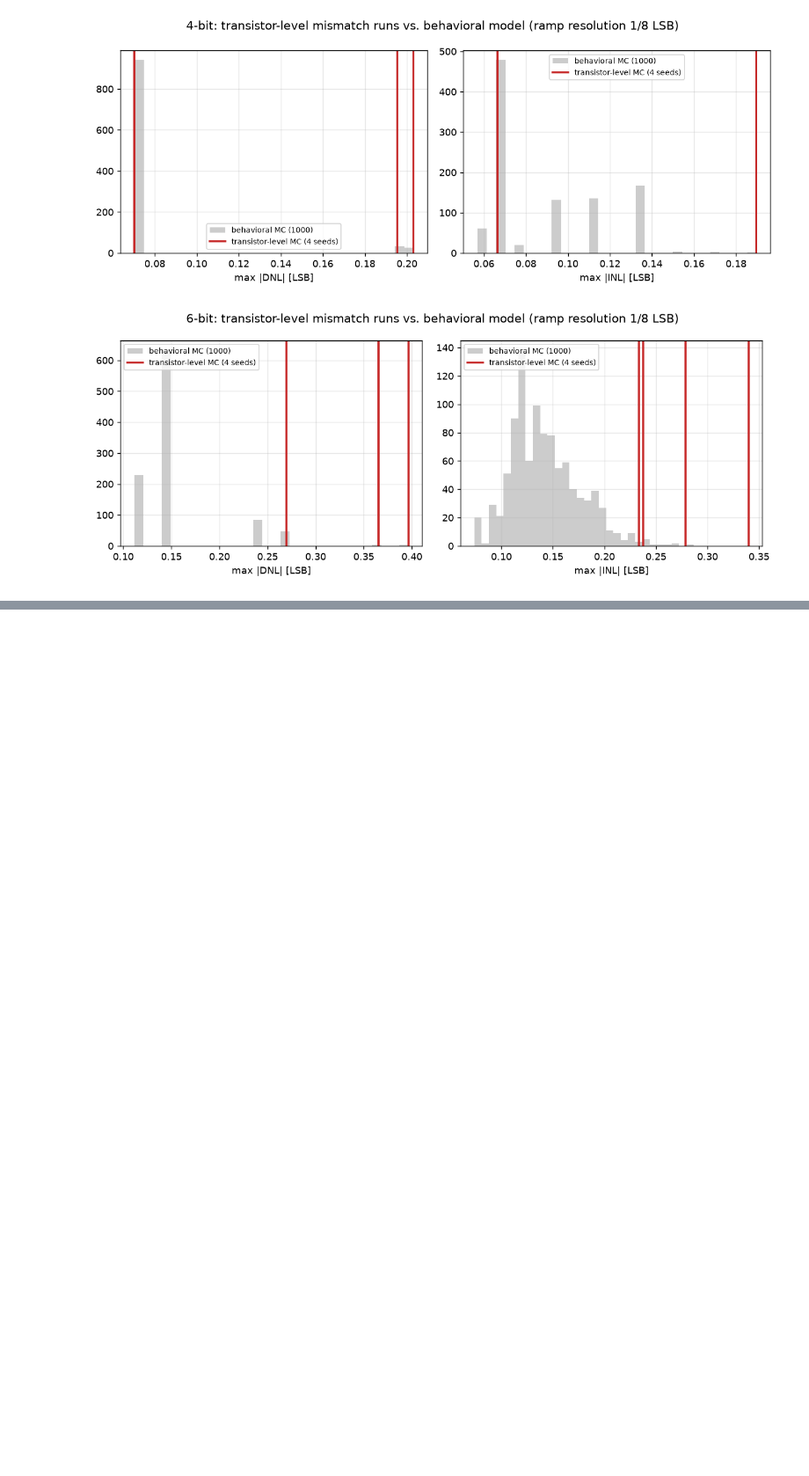
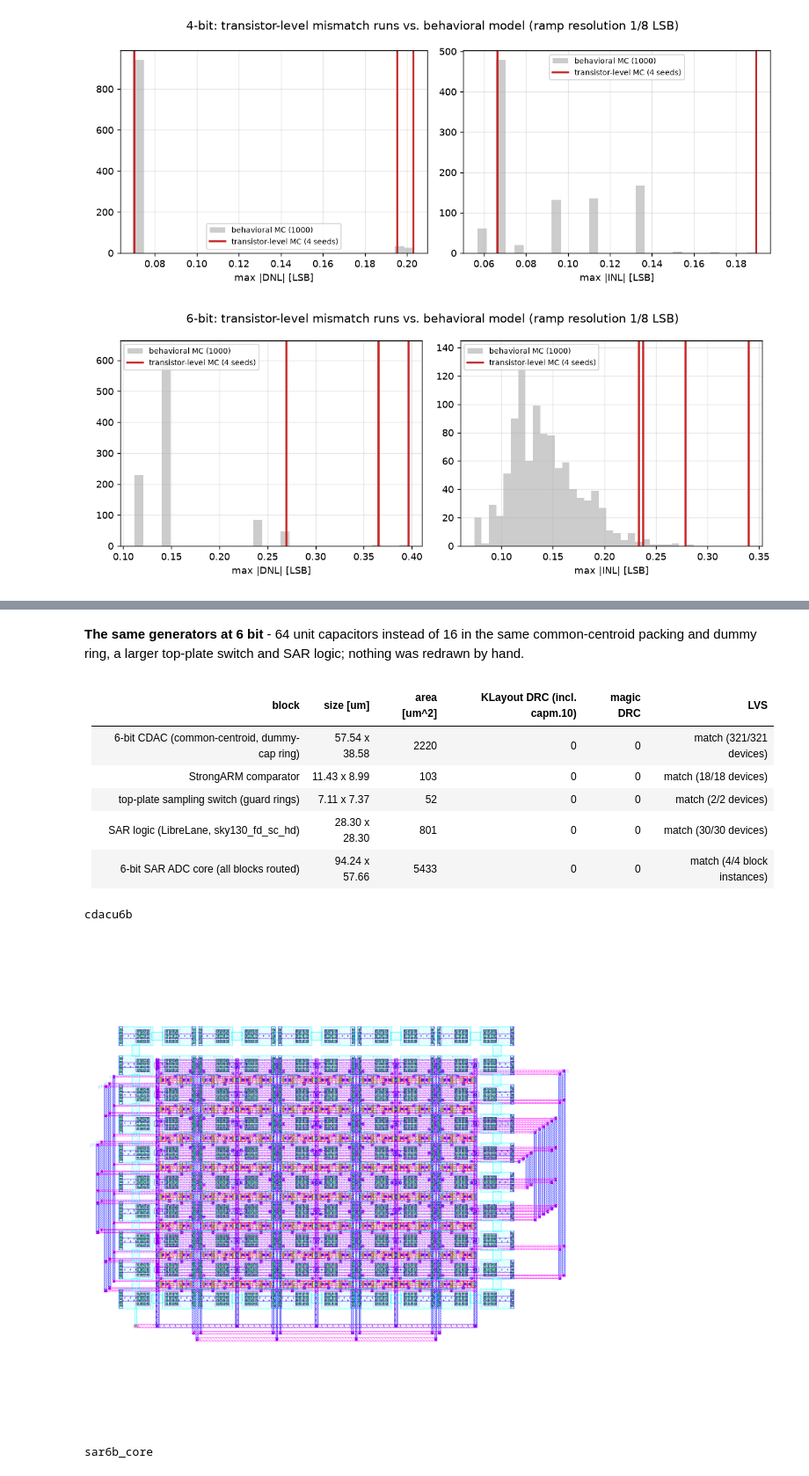
Before and after one commit to rajinthanr/sscs-ose-code-a-chip.github.io, a Jupyter notebook: ISSCC27/submitted_notebooks/SAR_ADC_Generator/SAR_ADC_Generator.ipynb, the cells around one changed output, grey strips where cells are left out. Shown at 88% size. Drawn from its saved outputs; the diff is of its cells as text; code cells hidden in the pictures; blank space fills up the shorter version.

```diff
--- a/ISSCC27/submitted_notebooks/SAR_ADC_Generator/SAR_ADC_Generator.ipynb
+++ b/ISSCC27/submitted_notebooks/SAR_ADC_Generator/SAR_ADC_Generator.ipynb
@@ -440,0 +479,19 @@ Runtime: 435 s
+# %% [markdown]
+**The same generators at 6 bit** - 64 unit capacitors instead of 16 in the same common-centroid packing and dummy ring, a larger top-plate
+switch and SAR logic; nothing was redrawn by hand.
+# %%
+L6 = R / "6bit/layout"
+show(L6 / "signoff.md")
+for name in ("cdacu6b", "sar6b_core"):
+    print(name); show(L6 / f"{name}.png")
+# %% [output]
+| block | size [um] | area [um^2] | KLayout DRC (incl. capm.10) | magic DRC | LVS |
+|---|---|---|---|---|---|
+| 6-bit CDAC (common-centroid, dummy-cap ring) | 57.54 x 38.58 | 2220 | 0 | 0 | match (321/321 devices) |
+| StrongARM comparator | 11.43 x 8.99 | 103 | 0 | 0 | match (18/18 devices) |
+| top-plate sampling switch (guard rings) | 7.11 x 7.37 | 52 | 0 | 0 | match (2/2 devices) |
+| SAR logic (LibreLane, sky130_fd_sc_hd) | 28.30 x 28.30 | 801 | 0 | 0 | match (30/30 devices) |
+| 6-bit SAR ADC core (all blocks routed) | 94.24 x 57.66 | 5433 | 0 | 0 | match (4/4 block instances) |
+cdacu6b
+[figure, added]
+sar6b_core
```
Also changed, not shown: parts of 12 cells of this notebook, 3 other files.
